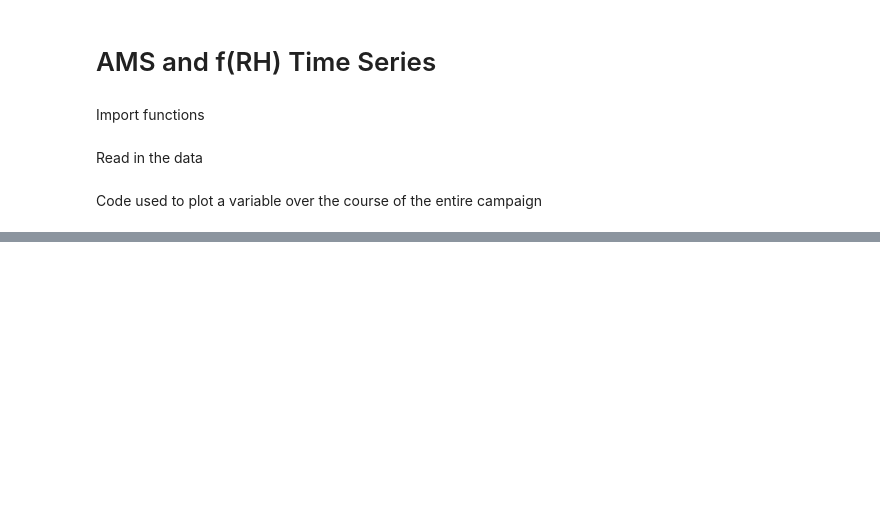
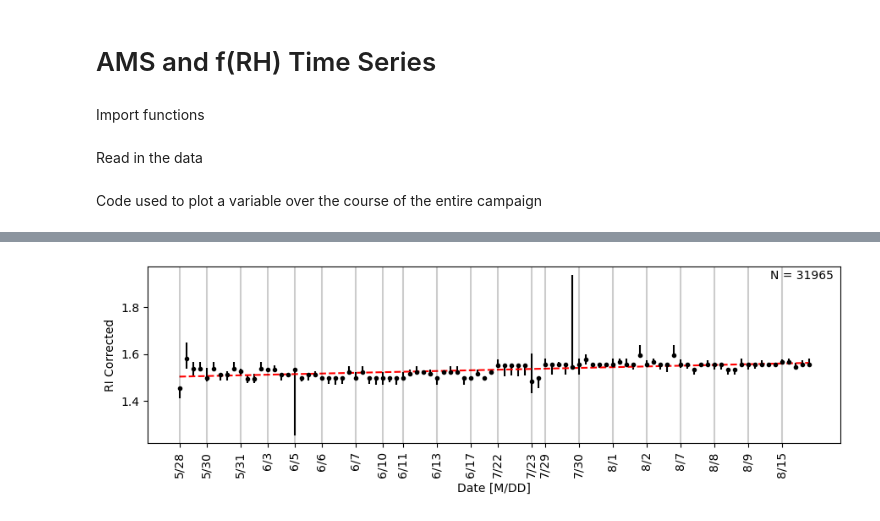
Before and after one commit to csoloff/ARCSIX_DASH, a Jupyter notebook: scripts/ams_f_RH_ts.ipynb, the cells around one changed output, grey strips where cells are left out. Cells and saved outputs as stored; diff of their text form; code cells hidden in the pictures; blank space fills up the shorter version.

```diff
--- a/scripts/ams_f_RH_ts.ipynb
+++ b/scripts/ams_f_RH_ts.ipynb
@@ -79,0 +101,4 @@ var_plot(a, 'SMF', 'Sulfate Mass Fraction')
+# %%
+var_plot(r, 'RI_corr', 'RI Corrected', time_index='Start_Date_Time_UTC')
+# %% [output]
+[figure, added]
```
Also changed, not shown: parts of 13 cells of this notebook, 1 other file.
